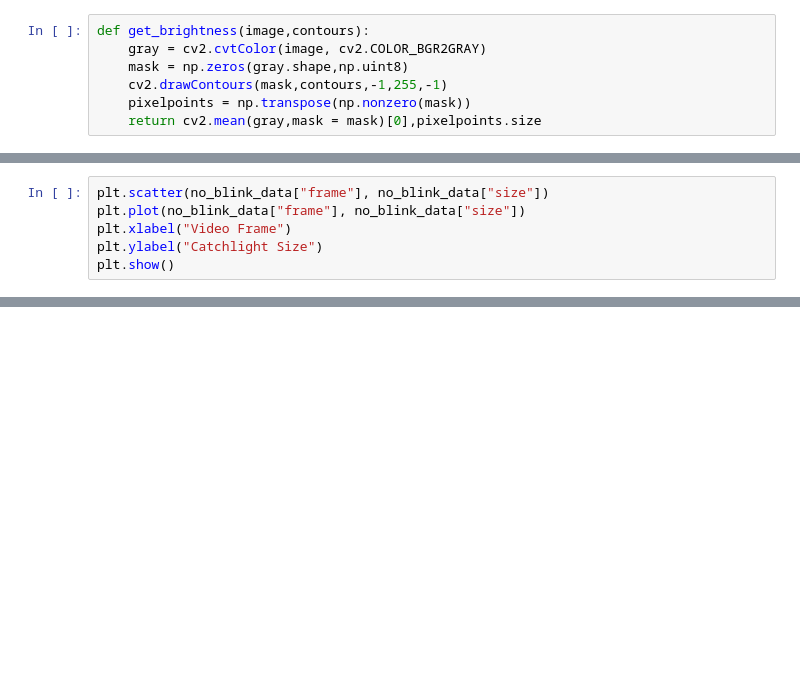
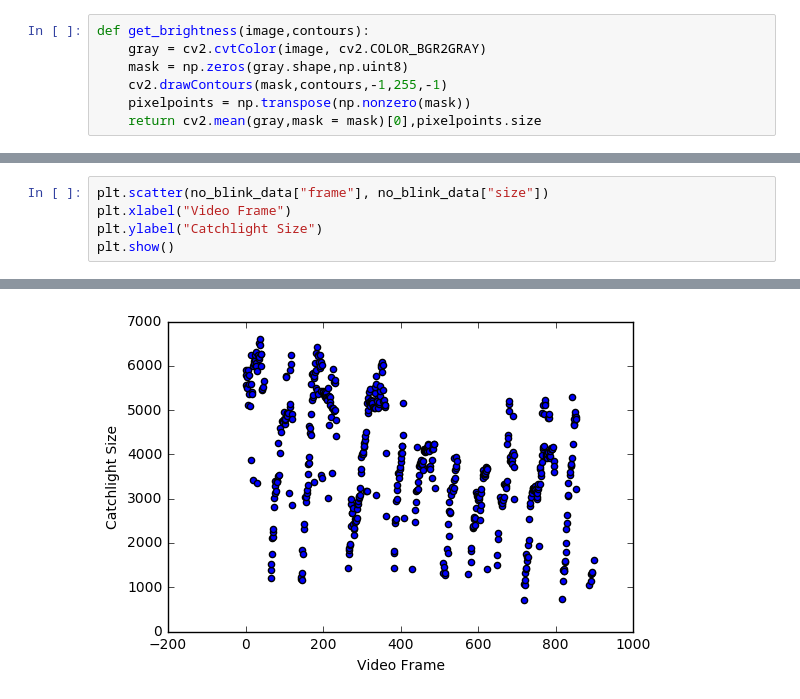
Before and after one commit to RayGonzalez/EyeBrights, a Jupyter notebook: Pipeline.ipynb, the cells around one changed output, grey strips where cells are left out. Drawn from its saved outputs; the diff is of its cells as text; blank space fills up the shorter version.

```diff
--- a/Pipeline.ipynb
+++ b/Pipeline.ipynb
@@ -122,6 +171,5 @@ plt.show()
 # %%
 plt.scatter(no_blink_data["frame"], no_blink_data["size"])
-plt.plot(no_blink_data["frame"], no_blink_data["size"])
 plt.xlabel("Video Frame")
 plt.ylabel("Catchlight Size")
 plt.show()
@@ -131,3 +177,4 @@ plt.show()
+[figure, added]
 # %%
 plt.scatter(no_blink_data["brightness"], no_blink_data["size"])
 plt.xlabel("Catchlight Brightness")
```
Also changed, not shown: parts of 34 cells of this notebook.
